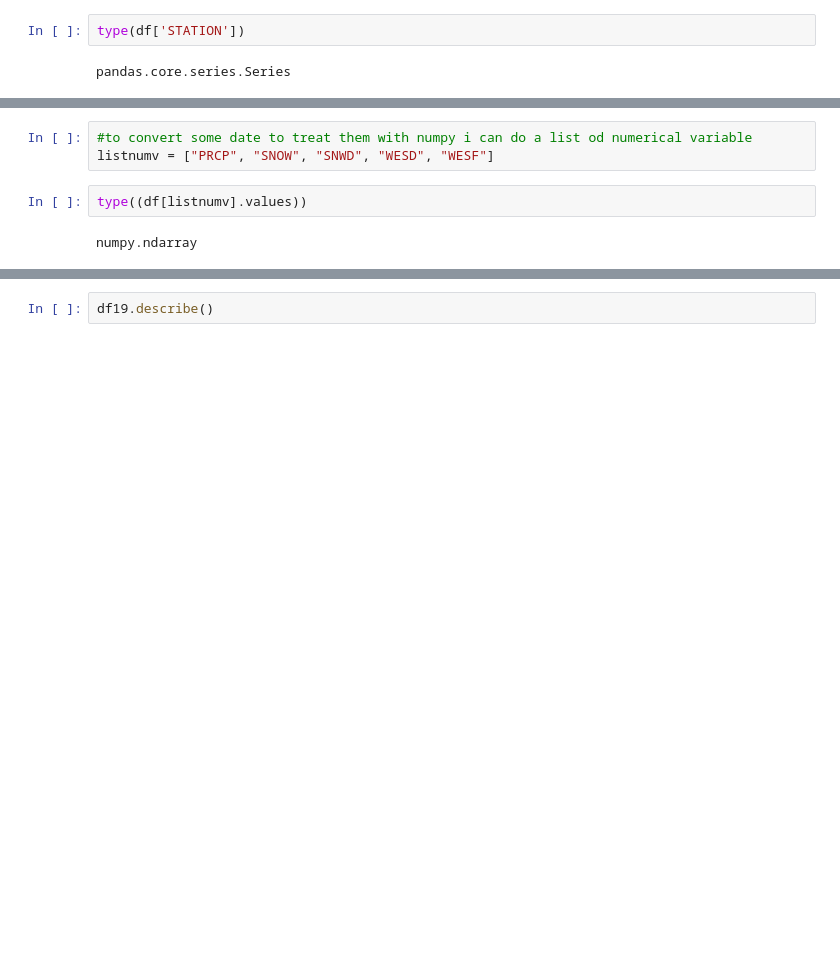
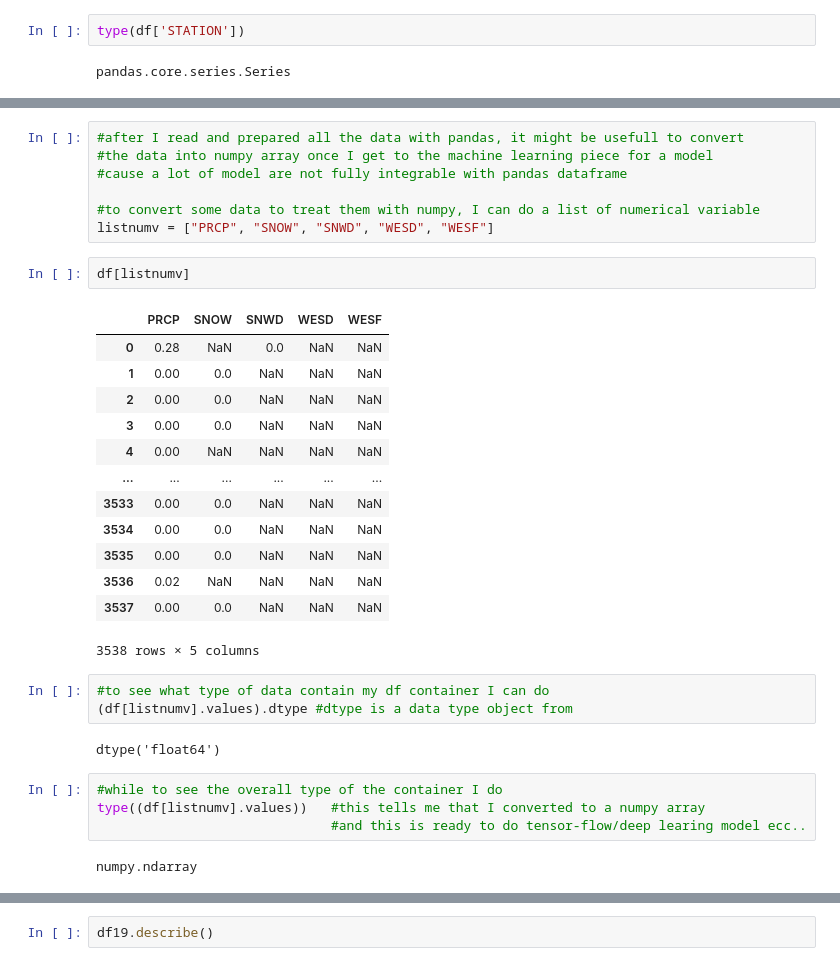
Before and after one commit to FedeleDelvecchio/MLPNS, a Jupyter notebook: Lez24032021.ipynb, the cells around one changed output, grey strips where cells are left out. Cells and saved outputs as stored; diff of their text form; blank space fills up the shorter version.

```diff
--- a/Lez24032021.ipynb
+++ b/Lez24032021.ipynb
@@ -182,7 +321,34 @@ Name: DATE, Length: 3538, dtype: datetime64[ns]
 # %%
-#to convert some date to treat them with numpy i can do a list od numerical variable
+#after I read and prepared all the data with pandas, it might be usefull to convert
+#the data into numpy array once I get to the machine learning piece for a model
+#cause a lot of model are not fully integrable with pandas dataframe
+
+#to convert some data to treat them with numpy, I can do a list of numerical variable
 listnumv = ["PRCP",	"SNOW",	"SNWD",	"WESD",	"WESF"]
-# %%
-type((df[listnumv].values))
-# %% [output]
-numpy.ndarray
+# %%
+df[listnumv]
+# %% [output]
+|  | PRCP | SNOW | SNWD | WESD | WESF |
+| 0 | 0.28 | NaN | 0.0 | NaN | NaN |
+| 1 | 0.00 | 0.0 | NaN | NaN | NaN |
+| 2 | 0.00 | 0.0 | NaN | NaN | NaN |
+| 3 | 0.00 | 0.0 | NaN | NaN | NaN |
+| 4 | 0.00 | NaN | NaN | NaN | NaN |
+| ... | ... | ... | ... | ... | ... |
+| 3533 | 0.00 | 0.0 | NaN | NaN | NaN |
+| 3534 | 0.00 | 0.0 | NaN | NaN | NaN |
+| 3535 | 0.00 | 0.0 | NaN | NaN | NaN |
+| 3536 | 0.02 | NaN | NaN | NaN | NaN |
+| 3537 | 0.00 | 0.0 | NaN | NaN | NaN |
+3538 rows × 5 columns
+# %%
+#to see what type of data contain my df container I can do
+(df[listnumv].values).dtype #dtype is a data type object from
+# %% [output]
+dtype('float64')
+# %%
+#while to see the overall type of the container I do
+type((df[listnumv].values))   #this tells me that I converted to a numpy array
+                              #and this is ready to do tensor-flow/deep learing model ecc..
+# %% [output]
+numpy.ndarray
```
Also changed, not shown: parts of 38 cells of this notebook.
